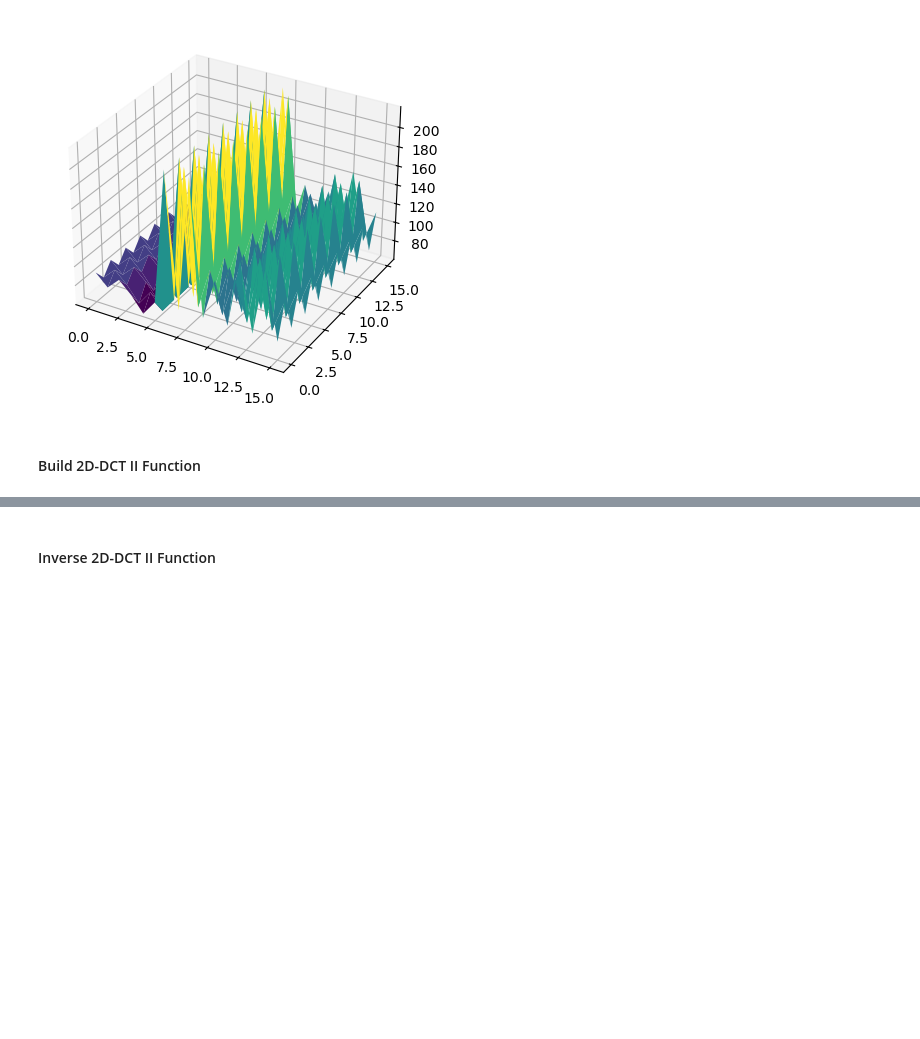
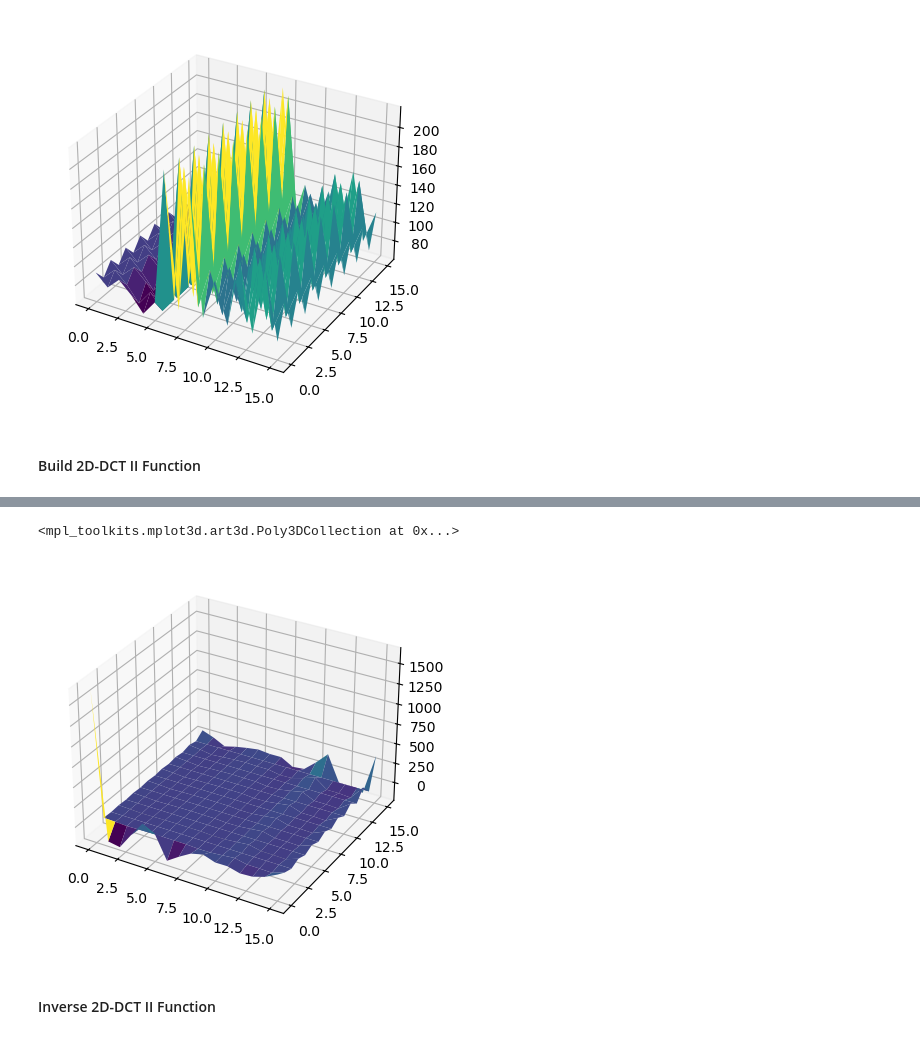
Before and after one commit to ratikaewkam/DCT, a Jupyter notebook: Lab/DCTlab.ipynb, the cells around one changed output, grey strips where cells are left out. Cells and saved outputs as stored; diff of their text form; code cells hidden in the pictures; blank space fills up the shorter version.

Commit message:
Update DCTlab.ipynb - Build 2D-DCT II Function and Plot 3D

```diff
--- a/Lab/DCTlab.ipynb
+++ b/Lab/DCTlab.ipynb
@@ -171,3 +171,35 @@ ax.plot_surface(X, Y, Z, cmap='viridis', zorder=0)
 [figure]
 # %% [markdown]
 #### Build 2D-DCT II Function
+# %%
+def dct_2D(data):
+    M, N = data.shape
+    cof = np.zeros((M, N))
+    f1 = 0
+    f2 = 0
+    PI = math.pi
+
+    for i in range(M):
+        for j in range(N):
+            if i==0:
+                f1 = math.sqrt(1/(4*M))
+            else:
+                f1 = math.sqrt(1/(2*M))
+
+            if j==0:
+                f2 = math.sqrt(1/(4*N))
+            else:
+                f2 = math.sqrt(1/(2*N))
+
+            s = 0
+            for m in range(M):
+                for n in range(N):
+                    out = data[m][n] * math.cos((2*m+1)*i*PI / (2*M)) * math.cos((2*n+1)*j*PI / (2*N))
+                    s = s + out
+
+            cof[i][j] = 4 * f1 * f2 * s
+
+    return np.around(cof, decimals=7)
+# %%
+output2D = dct_2D(gArr)
+output2D
@@ -174,2 +245,10 @@ ax.plot_surface(X, Y, Z, cmap='viridis', zorder=0)
+# %%
+X, Y = np.meshgrid(index_dim, index_dim)
+Z_dct2D = output2D
+ax = plt.subplot(projection='3d', computed_zorder=False)
+ax.plot_surface(X, Y, Z_dct2D, cmap='viridis', zorder=0)
+# %% [output]
+<mpl_toolkits.mplot3d.art3d.Poly3DCollection at 0x...>
+[figure, added]
 # %% [markdown]
 #### Inverse 2D-DCT II Function
```
Also changed, not shown: parts of 10 cells of this notebook.
